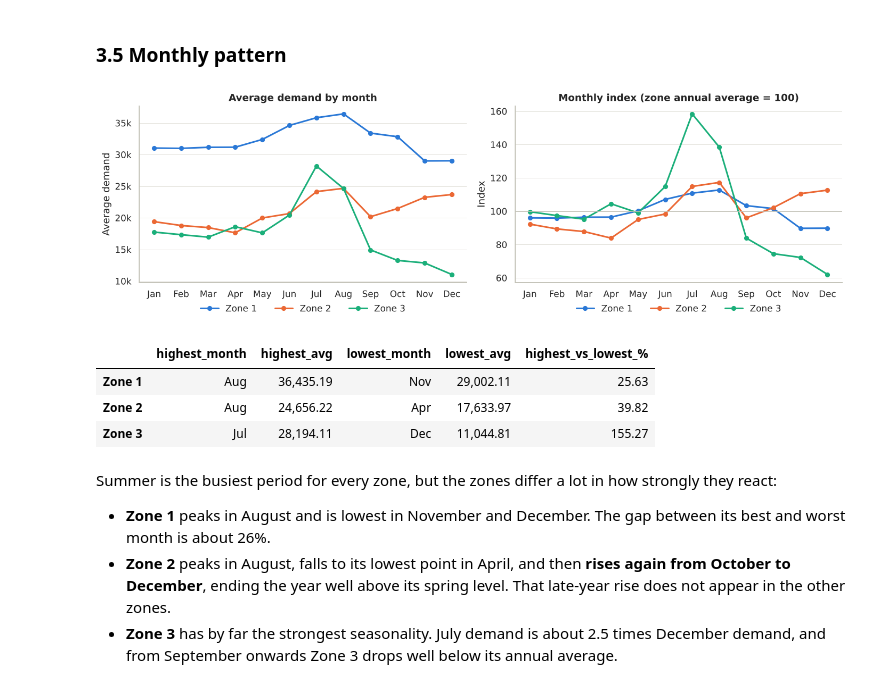
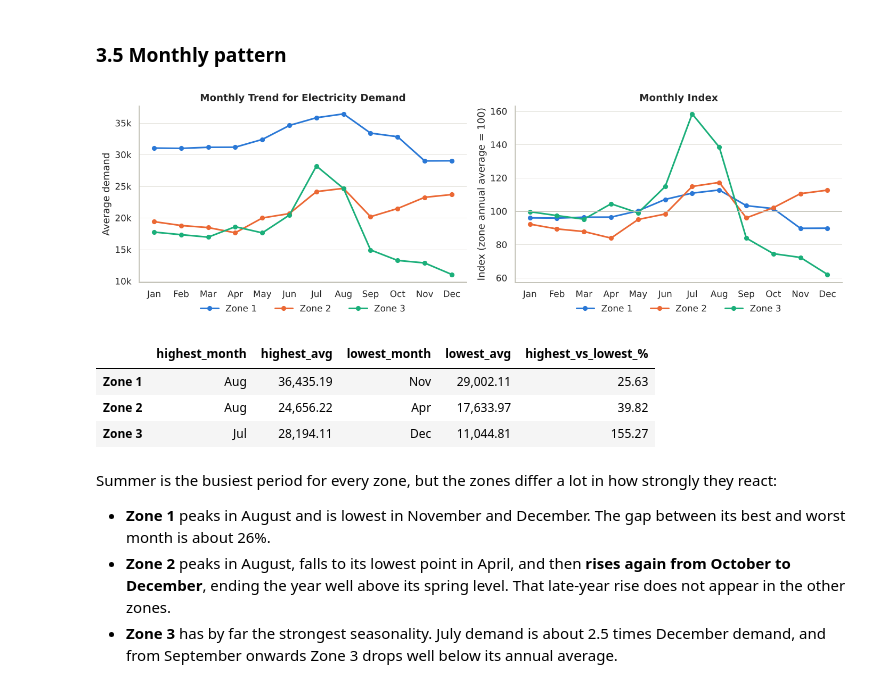
Before and after one commit to adaeudoxie/Morocco-Electricity-Consumption, a Jupyter notebook: notebooks/Morocco Electricity Analysis.ipynb, the cells around one changed output. Drawn from its saved outputs; the diff is of its cells as text; code cells hidden in the pictures.

Commit message:
Update chart titles

```diff
--- a/notebooks/Morocco Electricity Analysis.ipynb
+++ b/notebooks/Morocco Electricity Analysis.ipynb
@@ -501,29 +501,29 @@ Weekday demand is very stable from Monday to Friday. **Sunday is the lowest day*
 # %%
 monthly_profile = df.groupby("MonthName", observed=True)[ZONES].mean().rename(columns=ZONE_LABELS)
 monthly_index = monthly_profile / monthly_profile.mean() * 100
 
 fig, axes = plt.subplots(1, 2, figsize=(13, 4.2))
 for z in monthly_profile.columns:
     axes[0].plot(monthly_profile.index.astype(str), monthly_profile[z], color=ZONE_COLORS[z], lw=2, marker="o", ms=5, label=z)
     axes[1].plot(monthly_index.index.astype(str), monthly_index[z], color=ZONE_COLORS[z], lw=2, marker="o", ms=5, label=z)
 axes[0].yaxis.set_major_formatter(kw_fmt)
-axes[0].set(title="Average demand by month", ylabel="Average demand")
+axes[0].set(title="Monthly Trend for Electricity Demand", ylabel="Average demand")
 axes[1].axhline(100, color="#c3c2b7", lw=1)
-axes[1].set(title="Monthly index (zone annual average = 100)", ylabel="Index")
+axes[1].set(title="Monthly Index", ylabel="Index (zone annual average = 100)")
 for a in axes:
     a.legend(ncol=3, loc="upper center", bbox_to_anchor=(0.5, -0.08))
 plt.tight_layout()
 plt.savefig(IMG_DIR / "05 - Monthly Profile.png")
 plt.show()
 
 month_stats = pd.DataFrame({
     "highest_month": monthly_profile.idxmax(), "highest_avg": monthly_profile.max(),
     "lowest_month": monthly_profile.idxmin(), "lowest_avg": monthly_profile.min(),
 })
 month_stats["highest_vs_lowest_%"] = (month_stats["highest_avg"] / month_stats["lowest_avg"] - 1) * 100
 month_stats
 # %% [output]
-[figure, old version]
+[figure, new version]
 |  | highest_month | highest_avg | lowest_month | lowest_avg | highest_vs_lowest_% |
 | Zone 1 | Aug | 36,435.19 | Nov | 29,002.11 | 25.63 |
 | Zone 2 | Aug | 24,656.22 | Apr | 17,633.97 | 39.82 |
```
Also changed, not shown: parts of 5 cells of this notebook, 8 other files.
